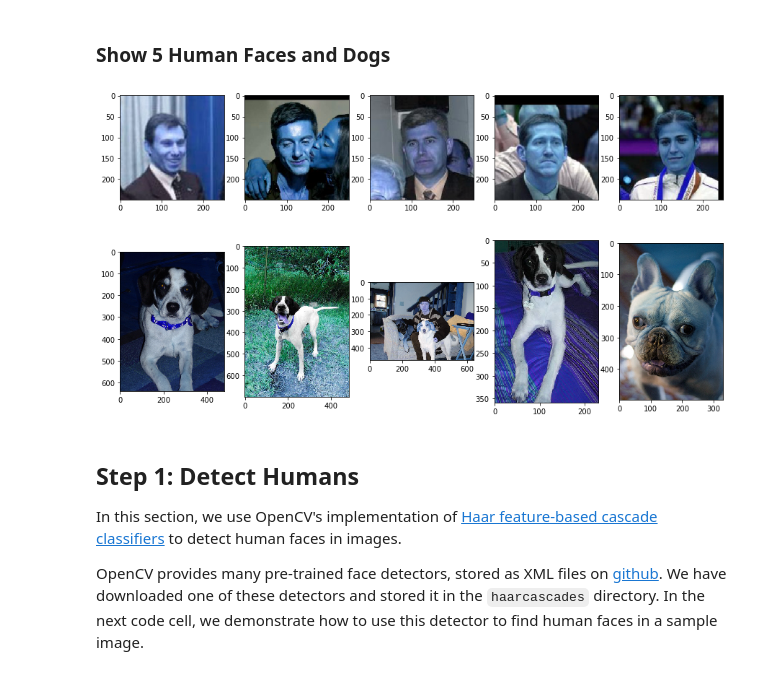
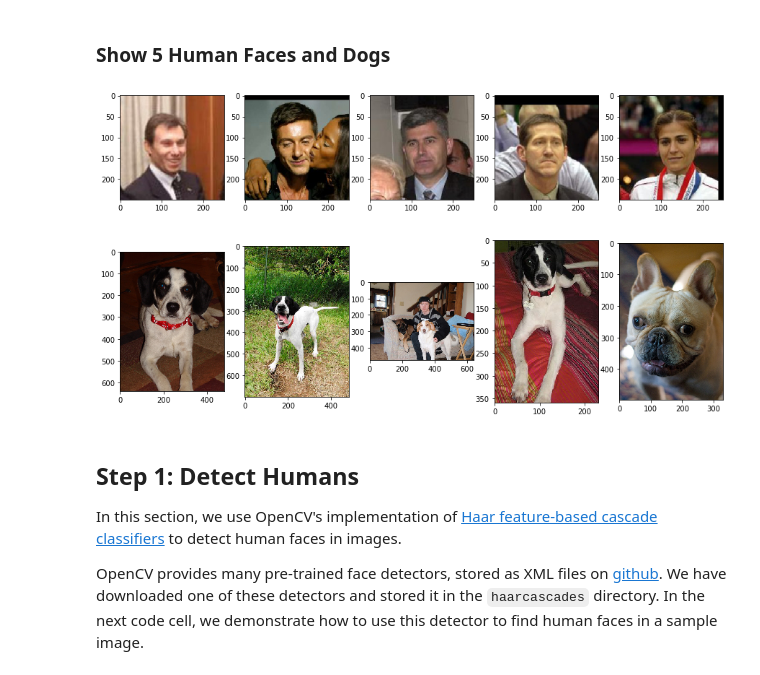
Before and after one commit to mstolin/ML-Engineer-Capstone, a Jupyter notebook: dog_app.ipynb, the cells around one changed output. Saved outputs shown, nothing was run; the diff lists cells and outputs as text; code cells hidden in the pictures.

```diff
--- a/dog_app.ipynb
+++ b/dog_app.ipynb
@@ -72,19 +72,21 @@ import matplotlib.pyplot as plt
 # %%
 import cv2
 
 fig, axs = plt.subplots(1, 5, figsize=(15,15))
 
 for index, ax in enumerate(axs):
-    ax.imshow(cv2.imread(human_files[index]))
+    img = cv2.imread(human_files[index])
+    ax.imshow(cv2.cvtColor(img, cv2.COLOR_BGR2RGB))
 # %% [output]
-[figure, old version]
+[figure, new version]
 # %%
 fig, axs = plt.subplots(1, 5, figsize=(15,15))
 
 for index, ax in enumerate(axs):
-    ax.imshow(cv2.imread(dog_files[index]))
+    img = cv2.imread(dog_files[index])
+    ax.imshow(cv2.cvtColor(img, cv2.COLOR_BGR2RGB))
 # %% [output]
-[figure, old version]
+[figure, new version]
 # %% [markdown]
 <a id='step1'></a>
 ## Step 1: Detect Humans
```
Also changed, not shown: parts of 22 cells of this notebook.
